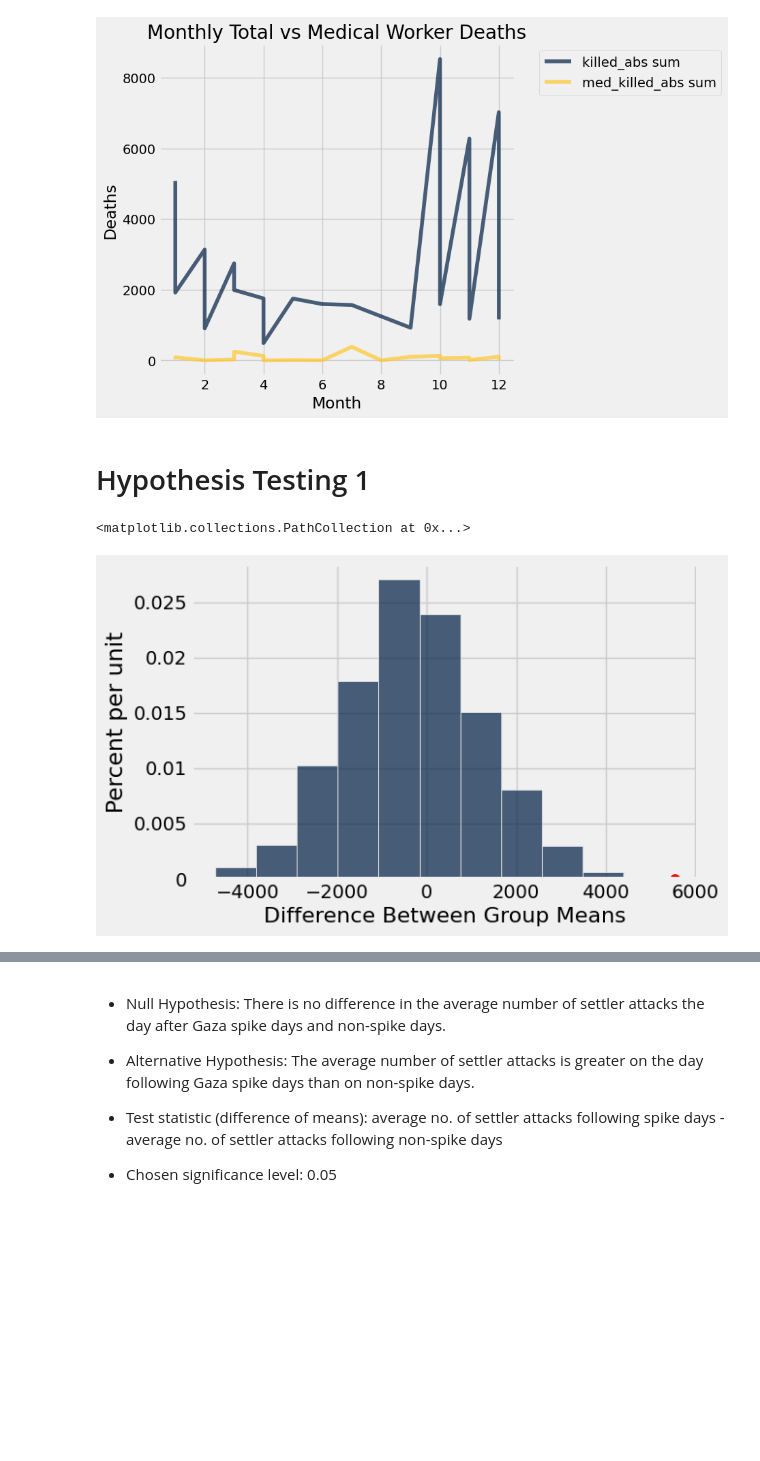
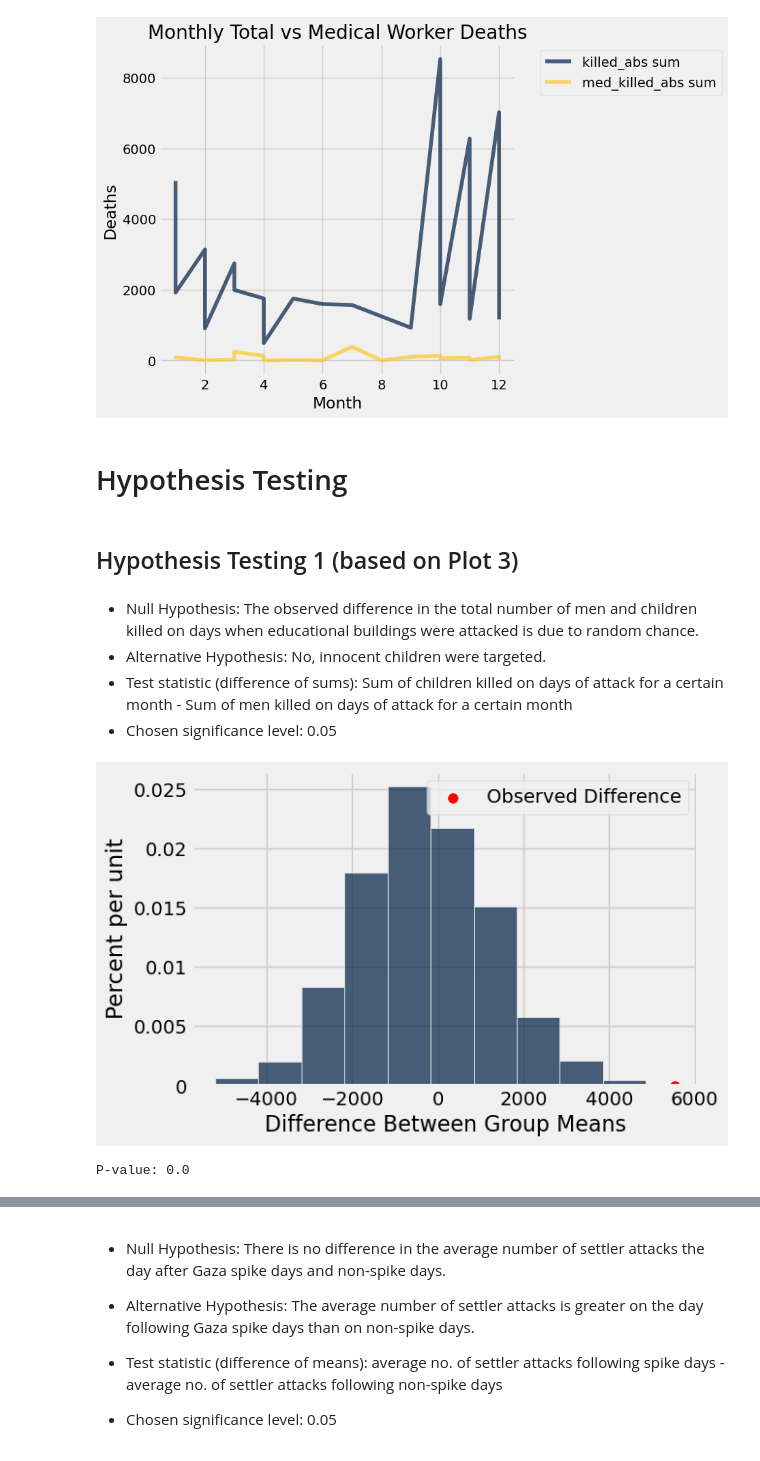
Before and after one commit to atrab-ah2207802/datascience, a Jupyter notebook: part B/project_part_b_preprocessing.ipynb, the cells around one changed output, grey strips where cells are left out. Drawn from its saved outputs; the diff is of its cells as text; code cells hidden in the pictures; blank space fills up the shorter version.

```diff
--- a/part B/project_part_b_preprocessing.ipynb
+++ b/part B/project_part_b_preprocessing.ipynb
@@ -541,14 +541,20 @@ plt.ylabel("Deaths")
 plt.show()
 # %% [output]
 [figure]
+# %% [markdown]
+# Hypothesis Testing
 # %% [markdown]
-# Hypothesis Testing 1
+## Hypothesis Testing 1 (based on Plot 3)
+# %% [markdown]
+- Null Hypothesis: The observed difference in the total number of men and children killed on days when educational buildings were attacked is due to random chance.
+- Alternative Hypothesis: No, innocent children were targeted.
+- Test statistic (difference of sums):
+Sum of children killed on days of attack for a certain month - Sum of men killed on days of attack for a certain month
+- Chosen significance level: 0.05
 # %%
-# === Continuing from plot3 ===
-
 # Calculate the observed difference between children and men killed
 # on days when educational buildings were damaged (True = row(1))
-h3_observed_difference = (
+p1_observed_difference = (
     daily_demographic_deaths
     .group("educational_buildings_destroyed_boolean", np.sum)
     .row(1)
@@ -575,12 +581,18 @@ def one_simulated_difference():
 differences = make_array()
 for i in np.arange(1000):
     differences = np.append(differences, one_simulated_difference())
-
-# Plot the empirical distribution of differences under the null
-Table().with_column('Difference Between Group Means', differences).hist()
-
-# Overlay the observed difference as a red dot
-plt.scatter(h3_observed_difference, 0, color='red', s=50, label='Observed Difference')
-# %% [output]
-<matplotlib.collections.PathCollection at 0x...>
-[figure, removed]
+# %%
+# Plot the empirical distribution of differences under the null
+Table().with_column('Difference Between Group Means', differences).hist()
+
+# Overlay the observed difference as a red dot
+plt.scatter(p1_observed_difference, 0, color='red', s=50, label='Observed Difference')
+plt.legend()
+plt.show()
+# %% [output]
+[figure, added]
+# %%
+p1_p_value = np.count_nonzero(p3_differences >= p1_observed_difference) / len(differences)
+print("P-value:", p1_p_value)
+# %% [output]
+P-value: 0.0
```
Also changed, not shown: parts of 22 cells of this notebook.
